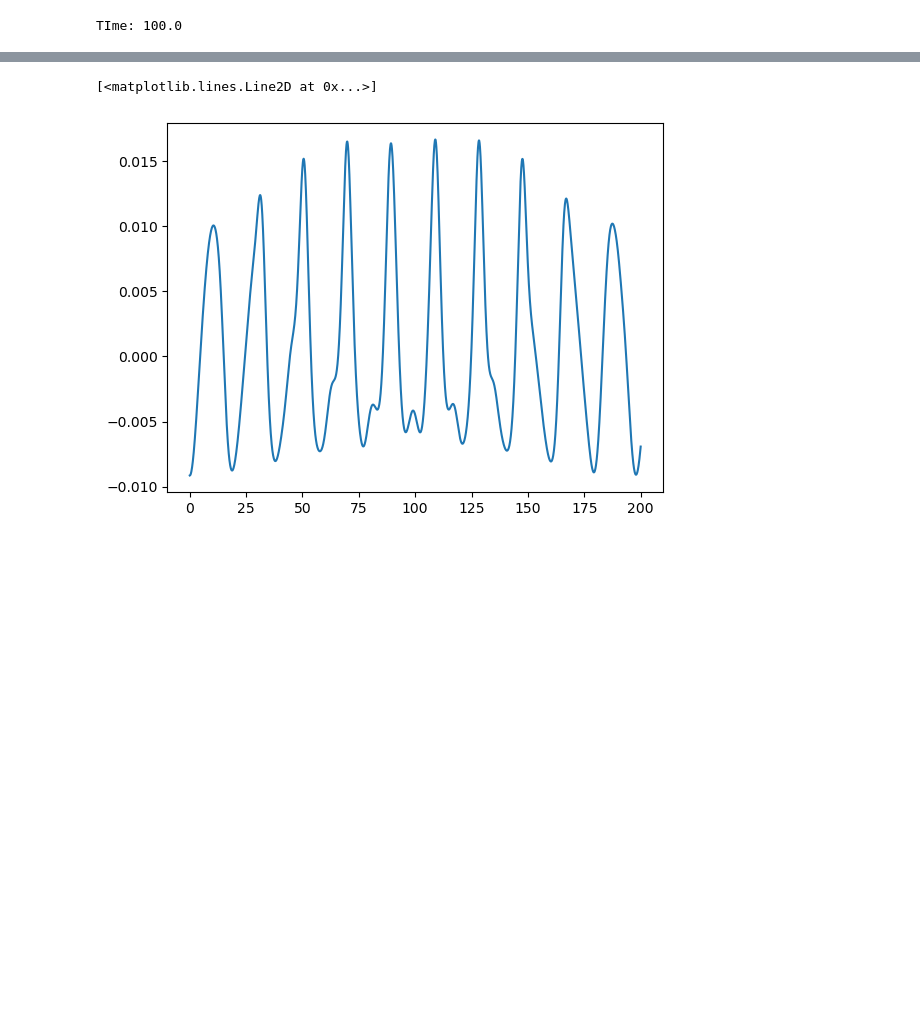
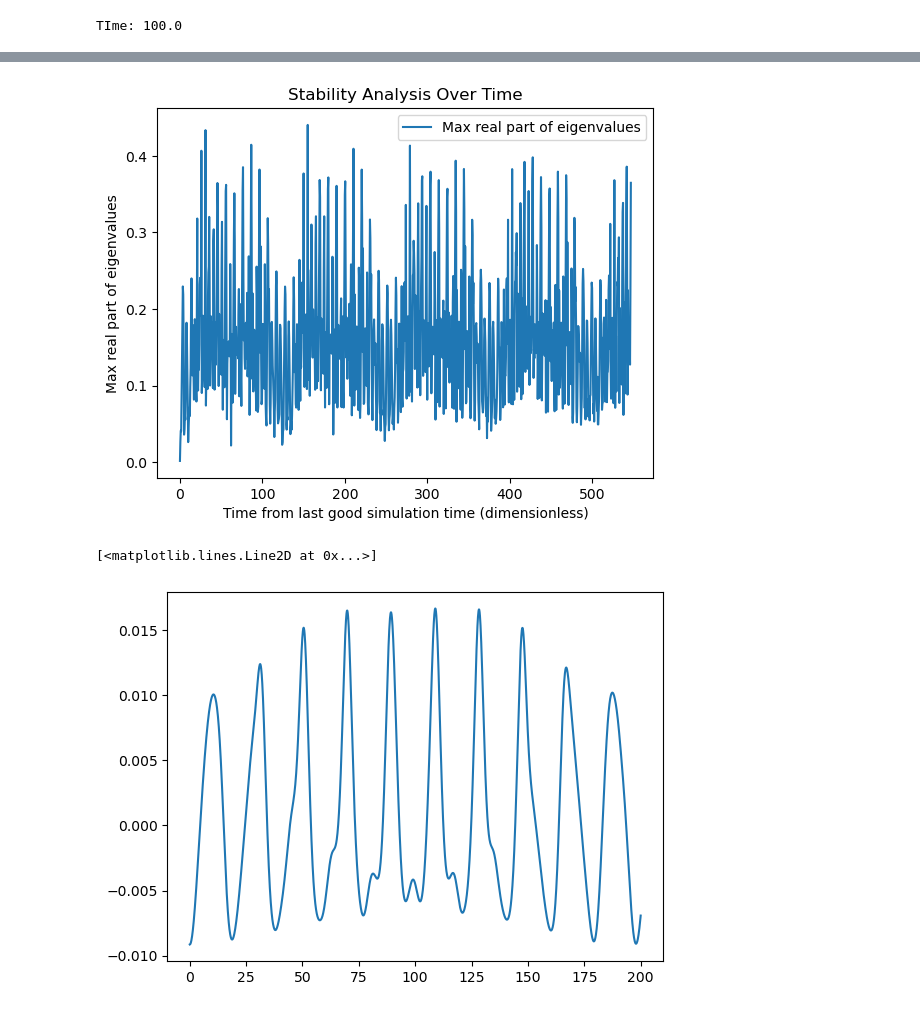
Before and after one commit to Bouwmeester-Lab/superfluid-dynamics, a Jupyter notebook: CuSuperHelium/Python/integration/example.ipynb, the cells around one changed output, grey strips where cells are left out. Cells and saved outputs as stored; diff of their text form; code cells hidden in the pictures; blank space fills up the shorter version.

```diff
--- a/CuSuperHelium/Python/integration/example.ipynb
+++ b/CuSuperHelium/Python/integration/example.ipynb
@@ -58,3 +100,13 @@ TIme: 100.0
+# %%
+
+plt.plot(T, max_real_pos, label="Max real part of eigenvalues")
+plt.xlabel("Time from last good simulation time (dimensionless)")
+plt.ylabel("Max real part of eigenvalues")
+plt.legend()
+plt.title("Stability Analysis Over Time")
+plt.show()
+# %% [output]
+[figure, added]
 # %%
 plt.plot(T, Y[:, N+ N//2+10], label=f"Amplitude at r={r0:.2e} m")
 # %% [output]
```
Also changed, not shown: parts of 9 cells of this notebook, 5 other files.
